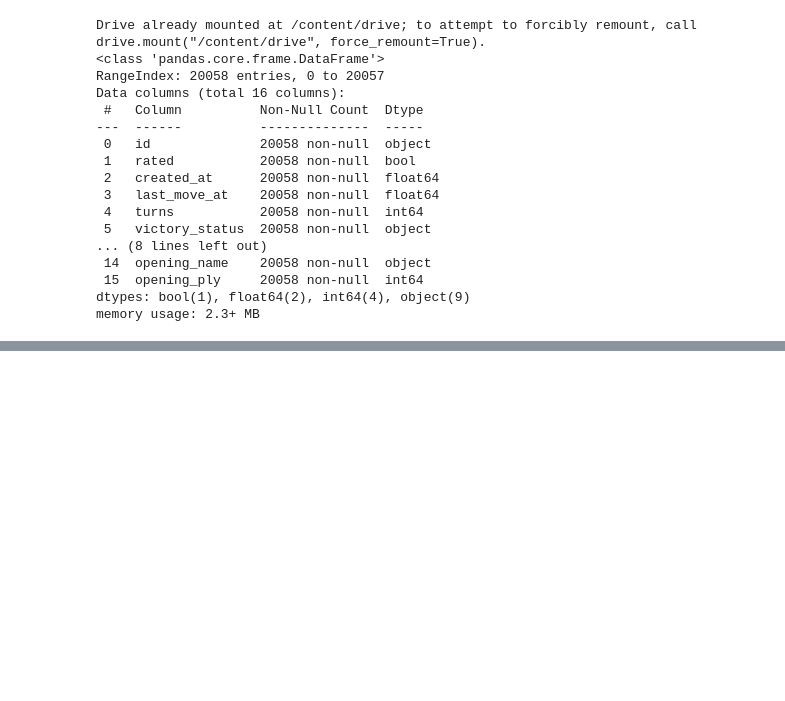
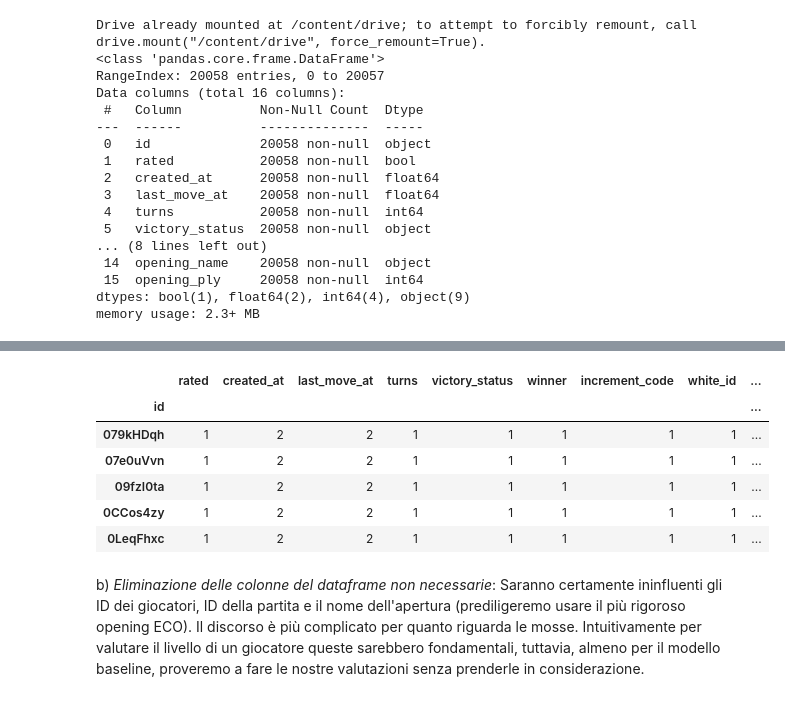
Before and after one commit to AndreaMorbello/Progetto-IA2, a Jupyter notebook: Notebooks/Notebook-IA2.ipynb, the cells around one changed output, grey strips where cells are left out. Cells and saved outputs as stored; diff of their text form; code cells hidden in the pictures; blank space fills up the shorter version.

Commit message:
Quasi ultimazione della pulizia dei data in preparazione del loro studio, normalizzazione e utilizzo.

```diff
--- a/Notebooks/Notebook-IA2.ipynb
+++ b/Notebooks/Notebook-IA2.ipynb
@@ -80,0 +76,17 @@ Trovati 945 duplicati
+# %%
+# Individuiamo gli ID che compaiono più di una volta
+dup_ids = df['id'].value_counts()
+dup_ids = dup_ids[dup_ids > 1]
+
+print(f"Numero di ID duplicati: {len(dup_ids)}")
+
+colonne_da_controllare = [c for c in df.columns if c != 'id']
+
+identical_check = (
+    df[df['id'].isin(dup_ids.index)]
+    .groupby('id')[colonne_da_controllare]
+    .nunique()
+    .max(axis=1)
+)
+
+identical_check.value_counts()
@@ -80,0 +99,21 @@ Trovati 945 duplicati
+# %%
+# Notiamo che alcune righe (516) non condividono valori identici per tutte le colonne, verifichiamo perché:
+id_problematici = identical_check[identical_check > 1].index
+
+df[df['id'].isin(id_problematici)] \
+  .groupby('id')[colonne_da_controllare] \
+  .nunique() \
+  .head()
+
+# Le colonne non identiche sono quelle di inizio e fine partita, dunque il problema
+# è probabilmente dovuto a un problema di datatype o di misurazione nel dataset.
+# Le partite sono semanticamente identiche in tutte le altre colonne.
+# Possiamo quindi procedere con la rimozione dei duplicati.
+# %% [output]
+|  | rated | created_at | last_move_at | turns | victory_status | winner | increment_code | white_id | ... |
+| id |  |  |  |  |  |  |  |  | ... |
+| 079kHDqh | 1 | 2 | 2 | 1 | 1 | 1 | 1 | 1 | ... |
+| 07e0uVvn | 1 | 2 | 2 | 1 | 1 | 1 | 1 | 1 | ... |
+| 09fzI0ta | 1 | 2 | 2 | 1 | 1 | 1 | 1 | 1 | ... |
+| 0CCos4zy | 1 | 2 | 2 | 1 | 1 | 1 | 1 | 1 | ... |
+| 0LeqFhxc | 1 | 2 | 2 | 1 | 1 | 1 | 1 | 1 | ... |
@@ -80,0 +122,4 @@ Trovati 945 duplicati
+# %% [markdown]
+b) *Eliminazione delle colonne del dataframe non necessarie*:
+Saranno certamente ininfluenti gli ID dei giocatori, ID della partita e il nome dell'apertura (prediligeremo usare il più rigoroso opening ECO).
+Il discorso è più complicato per quanto riguarda le mosse. Intuitivamente per valutare il livello di un giocatore queste sarebbero fondamentali, tuttavia, almeno per il modello baseline, proveremo a fare le nostre valutazioni senza prenderle in considerazione.
```
Also changed, not shown: parts of 9 cells of this notebook.
